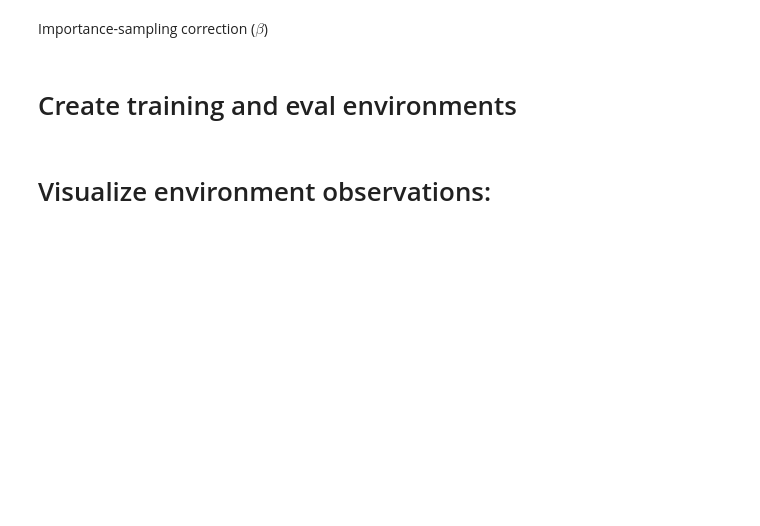
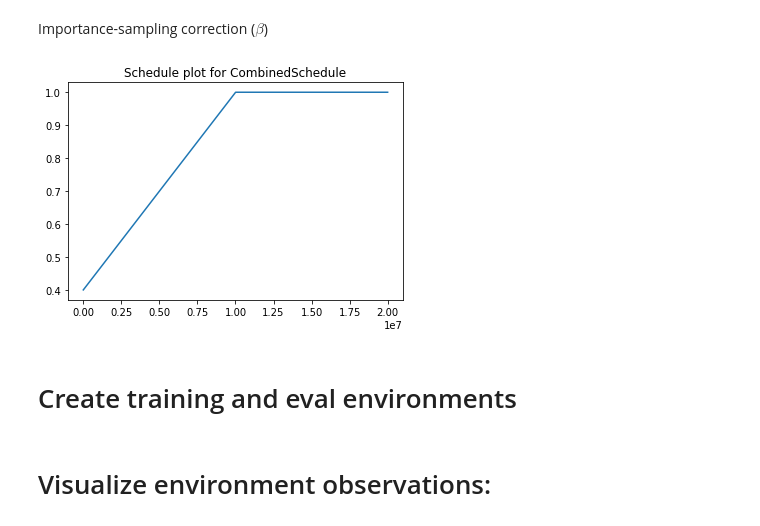
Before and after one commit to nslyubaykin/rainbow_for_2048, a Jupyter notebook: rainbow_2048.ipynb, the cells around one changed output. Saved outputs shown, nothing was run; the diff lists cells and outputs as text; code cells hidden in the pictures; blank space fills up the shorter version.

```diff
--- a/rainbow_2048.ipynb
+++ b/rainbow_2048.ipynb
@@ -662,8 +597,10 @@ Importance-sampling correction ($ {\beta} $)
 # %%
 betta_schedule1 = LinearSchedule(0.4, 1, 10000000)
 betta_schedule2 = ConstantSchedule(1)
 betta_schedule = CombinedSchedule(betta_schedule1, betta_schedule2, min)
-# betta_schedule.plot(int(2e7))
+betta_schedule.plot(int(2e7))
+# %% [output]
+[figure, added]
 # %% [markdown]
 # Create training and eval environments
 # %%
```
Also changed, not shown: parts of 41 cells of this notebook, 19 other files.
